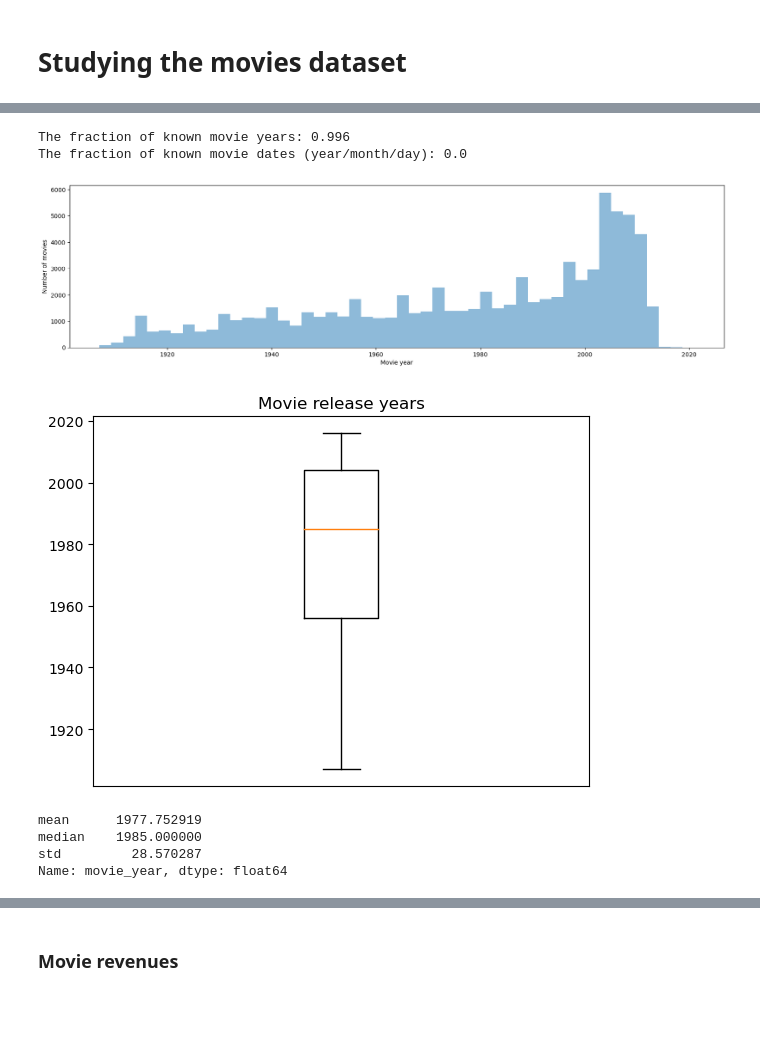
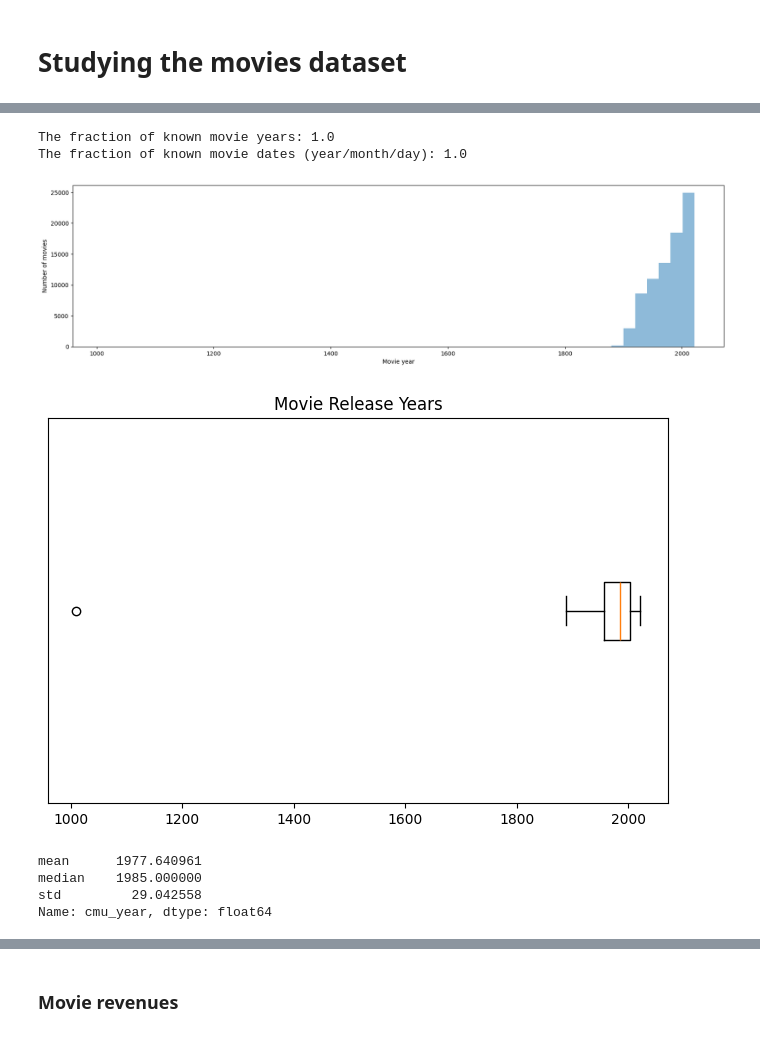
Before and after one commit to epfl-ada/ada-2024-project-madayam, a Jupyter notebook: src/eda.ipynb, the cells around one changed output, grey strips where cells are left out. Saved outputs shown, nothing was run; the diff lists cells and outputs as text; code cells hidden in the pictures; blank space fills up the shorter version.

```diff
--- a/src/eda.ipynb
+++ b/src/eda.ipynb
@@ -18,3 +15,5 @@ import ast
+# %%
+root = Path("../ADA Data")
 # %% [markdown]
 # Data Wrangling
 # %% [markdown]
@@ -157,9 +155,6 @@ merged_df.to_csv(f'{data_path}/enrich_movie_data.csv', index=False)
 # %% [markdown]
 # Studying the movies dataset
 # %%
-data_folder = '../Data/MovieSummaries/'
-# Load movie metadata
 column_names = ['Wikipedia_movie_ID', 'Freebase_movie_ID', 'movie_name', 'movie_year', 'movie_revenue', 'movie_runtime', 'movie_languages', 'movie_countries', 'movie_genres']
-tsv_file_movie = data_folder + 'movie.metadata.tsv'
-# df_movies = pd.read_table(tsv_file_movie, sep='\t', names=column_names)
-df_movies = pd.read_csv('/Users/mariayuffa/Documents/EPFL Master Neuro-X/Applied Data Analysis/enrich_movie_data.csv')
+df_movies = pd.read_csv(root / 'enrich_movie_data.csv')
+df_movies
@@ -257,10 +257,0 @@ TypeError: the JSON object must be str, bytes or bytearray, not float
-# %%
-# countries = pd.DataFrame(np.array(list_countries))
-countries = [', '.join(map(str, t)) for t in list_countries]
-df_movies["movie_countries"] = countries
-
-languages = pd.DataFrame([', '.join(list_languages) if list_languages else None for list_languages in list_languages])
-df_movies["movie_languages"] = languages
-
-genres = pd.DataFrame([', '.join(genres) if genres else None for genres in list_genres])
-df_movies["movie_genres"] = genres
@@ -288,64 +258,40 @@ df_movies
 # %%
-# TODO: clean the typo_bound for Actor DOB
-
-def get_movie_year(movie_year, lower_bound=1906, upper_bound=2025, typo_bound=1025):
-    if type(movie_year) == str:
-        new_movie_year = movie_year.split("-")[0]
-        if int(new_movie_year) > lower_bound and int(new_movie_year) < upper_bound:
-            return new_movie_year
-        elif int(new_movie_year) < typo_bound and int(new_movie_year) > 1000:
-            return str(int(new_movie_year) + 1000)
-        else:
-            return None
-
-    elif type(movie_year) == int:
-        if movie_year > lower_bound and movie_year < upper_bound:
-            return movie_year
-    else:
-        return None
-
-def get_movies_with_dates(movie_date):
-    if type(movie_date) == str:
-        if len(movie_date) > 4:
-            return movie_date
-
-
-movie_years_only = df_movies["cmu_year"].dropna().astype(int).apply(lambda x: get_movie_year(x, lower_bound=1906, upper_bound=2025))
+movie_years_only = df_movies["cmu_year"].dropna().astype(int)
 print(f"The fraction of known movie years: {round(len(movie_years_only.dropna())/len(movie_years_only),3)}")
 
-movie_dates = df_movies["cmu_year"].dropna().astype(int).apply(get_movies_with_dates)
+movie_dates = df_movies["cmu_year"].dropna().astype(int)
 print(f"The fraction of known movie dates (year/month/day): {round(len(movie_dates.dropna())/len(movie_dates),3)}")
 
 #movie_years_only.dropna().value_counts().sort_index().plot(kind='bar', figsize=(20,5), title='Movies by year', xlabel='Year', ylabel='Number of movies')
 plt.figure(figsize=(20, 5))
 plt.hist(movie_years_only.dropna().astype(int), bins=50, alpha=0.5)
 plt.xlabel("Movie year")
 plt.ylabel("Number of movies")
 plt.show()
 # df_movie_years_only = pd.DataFrame(movie_years_only.dropna().astype(int).value_counts(), columns=["count"]).reset_index()
 # plt.figure(figsize=(20, 5))
 # sns.barplot(x="movie_year", y="count", data=df_movie_years_only)
 # plt.xticks(rotation=90)
 # plt.xlim(0, len(df_movie_years_only))
 # plt.xlabel("Movie year")
 # plt.ylabel("Number of movies")
 # plt.title("Distribution of movie years")
 # plt.tight_layout()
 # plt.show()
 # %% [output]
-The fraction of known movie years: 0.996
-The fraction of known movie dates (year/month/day): 0.0
+The fraction of known movie years: 1.0
+The fraction of known movie dates (year/month/day): 1.0
-[figure, old version]
+[figure, new version]
 # %%
-plt.boxplot(movie_years_only.dropna().astype(int))
-plt.xticks([])
-plt.title('Movie release years')
+plt.figure(figsize=(8, 5))
+plt.boxplot(movie_years_only.dropna().astype(int), vert=False)
+plt.yticks([])
+plt.title("Movie Release Years")
 plt.show()
-
 movie_years_only.dropna().astype(int).aggregate(["mean", "median", "std"])
 # %% [output]
-[figure, old version]
+[figure, new version]
-mean      1977.752919
+mean      1977.640961
 median    1985.000000
-std         28.570287
-Name: movie_year, dtype: float64
+std         29.042558
+Name: cmu_year, dtype: float64
```
Also changed, not shown: parts of 36 cells of this notebook.
